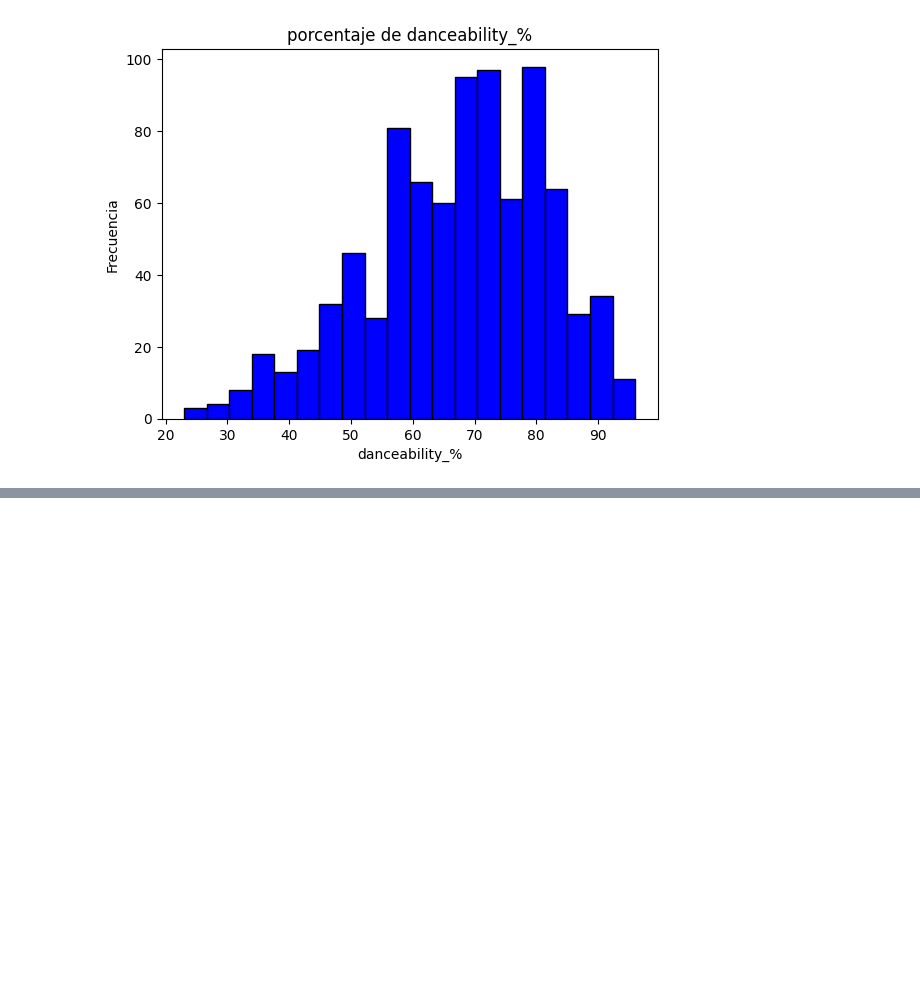
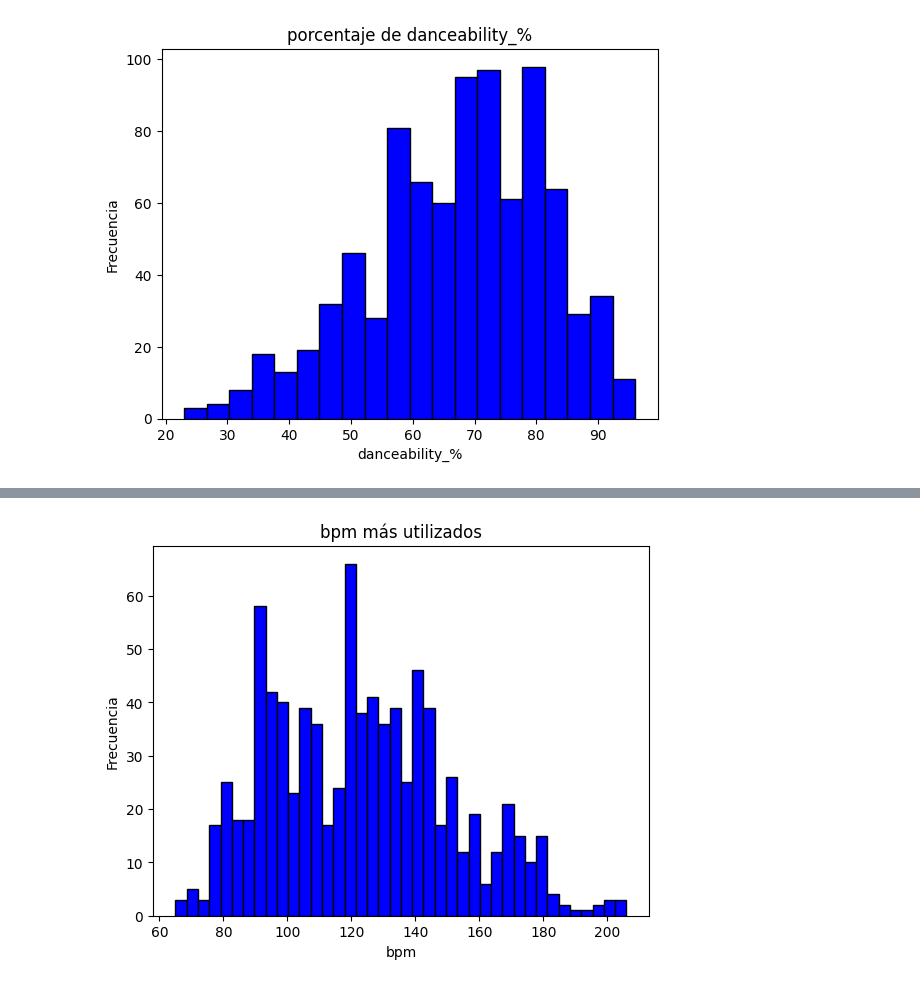
Before and after one commit to hugofmr/estadistica_edem, a Jupyter notebook: trabajo/andres.ipynb, the cells around one changed output, grey strips where cells are left out. Drawn from its saved outputs; the diff is of its cells as text; code cells hidden in the pictures; blank space fills up the shorter version.

```diff
--- a/trabajo/andres.ipynb
+++ b/trabajo/andres.ipynb
@@ -240,0 +250,9 @@ plt.show()
+# %%
+# Histograma con dance -
+plt.hist(df['bpm'], bins=40, color='blue', edgecolor='black')
+plt.title('bpm más utilizados')
+plt.xlabel('bpm')
+plt.ylabel('Frecuencia')
+plt.show()
+# %% [output]
+[figure, added]
```
Also changed, not shown: parts of 4 cells of this notebook.
